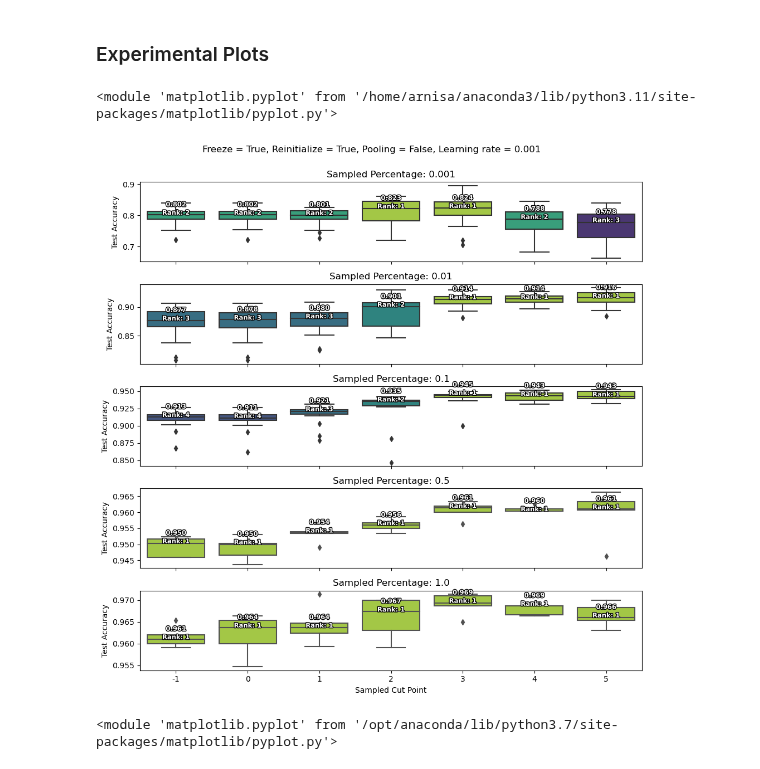
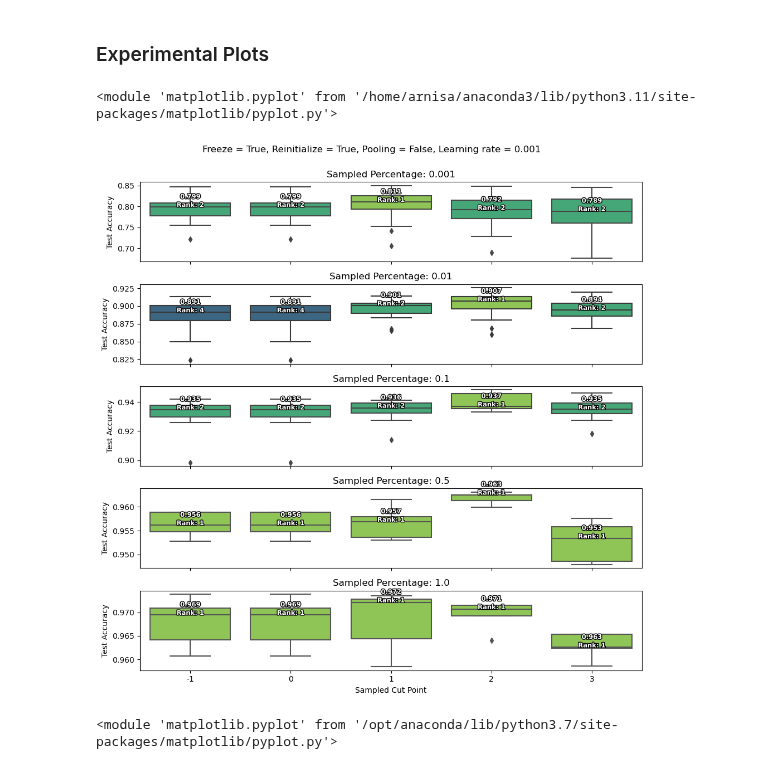
Before and after one commit to tusharmanekar/mp-tl-study, a Jupyter notebook: FashionMNIST/visualizations.ipynb, the cells around one changed output. Cells and saved outputs as stored; diff of their text form; code cells hidden in the pictures.

```diff
--- a/FashionMNIST/visualizations.ipynb
+++ b/FashionMNIST/visualizations.ipynb
@@ -8,12 +8,12 @@ from functions.visualization_utils import *
 ## Load Data
 # %%
 # load baselines: filename!!
-with open('results/baselines_freeze_True_pool_False_lr_0.001_fat_run.json', 'r') as f:
+with open('results/baselines_freeze_True_reinit_True_pool_False_truncate_False_3_layers_random_classes.json', 'r') as f:
     baselines = json.load(f)
 baselines = baselines[1:]
 
 # load results; filename
-with open('results/results_freeze_True_reinit_True_pool_False_lr_0.001_fat_run.json', 'r') as f:
+with open('results/results_freeze_True_reinit_True_pool_False_truncate_False_3_layers_random_classes.json', 'r') as f:
     results = json.load(f)
 
 # Run this if the first element of the results is the PARAMS dict
@@ -88,11 +94,11 @@ See the documentation (mp-tl-study/example_visualizations.ipynb) for a full list
 ### Experimental Plots
 # %%
 # run statistical tests below to get the df_rankings
-df_rankings = pairwise_comparison(df=df)
+_, df_rankings = pairwise_comparison(df=df)
 box_plot_percentages_experiments(df=df, rank_df=df_rankings, color_ranks=True, params=params)
 # %% [output]
 <module 'matplotlib.pyplot' from '/home/arnisa/anaconda3/lib/python3.11/site-packages/matplotlib/pyplot.py'>
-[figure, old version]
+[figure, new version]
 # %%
 compare_to_baseline_line_plot(df)
 # %% [output]
```
Also changed, not shown: parts of 17 cells of this notebook, 3 other files.
